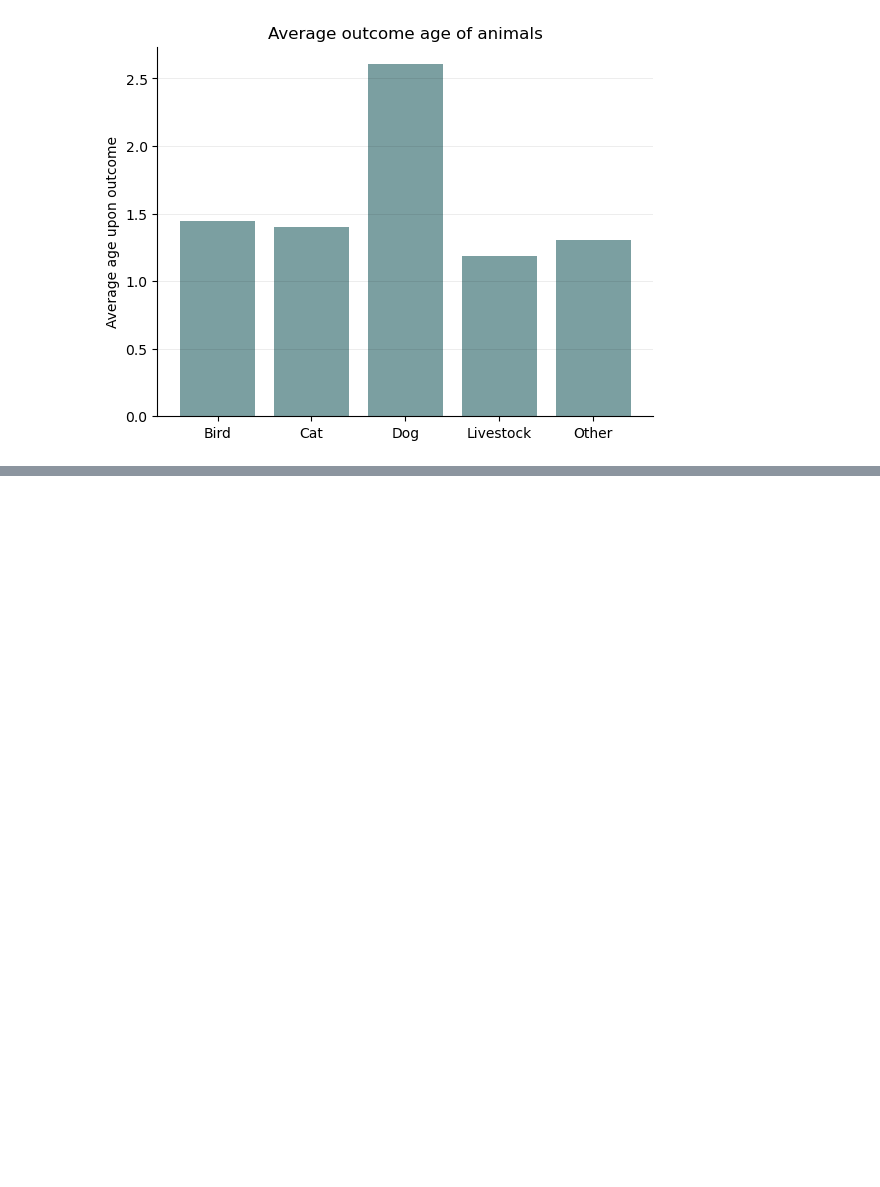
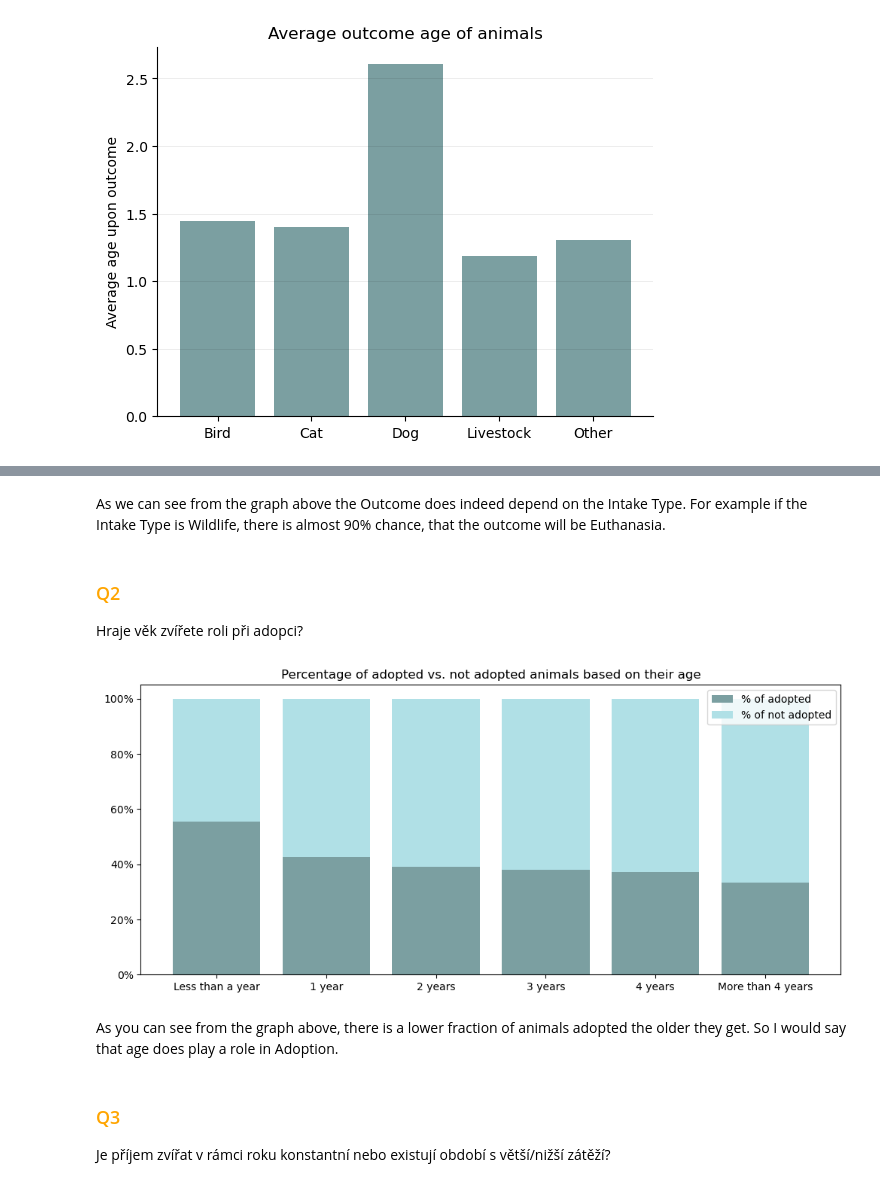
Before and after one commit to jaklvinc/data_visualization, a Jupyter notebook: 01/assignment01.ipynb, the cells around one changed output, grey strips where cells are left out. Saved outputs shown, nothing was run; the diff lists cells and outputs as text; code cells hidden in the pictures; blank space fills up the shorter version.

```diff
--- a/01/assignment01.ipynb
+++ b/01/assignment01.ipynb
@@ -465,0 +512,41 @@ Text(0.5, 1.0, 'Average outcome age of animals')
+# %% [markdown]
+As we can see from the graph above the Outcome does indeed depend on the Intake Type. For example if the Intake Type is Wildlife, there is almost 90% chance, that the outcome will be Euthanasia.
+# %% [markdown]
+### <font color='orange'> Q2 </font>
+Hraje věk zvířete roli při adopci?
+# %%
+fig, ax = plt.subplots(figsize=(12,5))
+changed_outcomes = outcomes.copy()
+
+#create another row with cut up ages for grouping
+bins = [0,0.99,1,2,3,4,100]
+group_names=[0,1,2,3,4,100]
+changed_outcomes['age_leq_than']=pd.cut(outcomes['Age upon Outcome'],bins,labels=group_names)
+
+#grouping animals into different ages
+grouped_outcomes = changed_outcomes.groupby("age_leq_than")["Outcome Type"]
+grouped_df = grouped_outcomes.value_counts(normalize=True).reset_index()
+
+#only getting the adopted ones
+adopted = grouped_df[grouped_df["level_1"]=="Adoption"]
+#so the plot formats normally and does not spread like crazy
+adopted = adopted.astype({"age_leq_than":"string"})
+
+#plotting the stacked barplot
+patches1 = ax.bar(x=adopted["age_leq_than"],height=adopted["Outcome Type"],color="#7b9fa1")
+patches2 = ax.bar(x=adopted["age_leq_than"],height=1-adopted["Outcome Type"],color="powderblue",bottom=adopted["Outcome Type"])
+
+ax.set_xticklabels(['Less than a year','1 year', '2 years', '3 years', '4 years','More than 4 years'])
+ax.yaxis.set_major_formatter(ticker.PercentFormatter(1))
+ax.legend([patches1,patches2], ["% of adopted","% of not adopted"])
+
+ax.set_title("Percentage of adopted vs. not adopted animals based on their age")
+
+plt.show()
+# %% [output]
+[figure, added]
+# %% [markdown]
+As you can see from the graph above, there is a lower fraction of animals adopted the older they get. So I would say that age does play a role in Adoption.
+# %% [markdown]
+### <font color='orange'> Q3 </font>
+Je příjem zvířat v rámci roku konstantní nebo existují období s větší/nižší zátěží?
```
Also changed, not shown: parts of 24 cells of this notebook.
